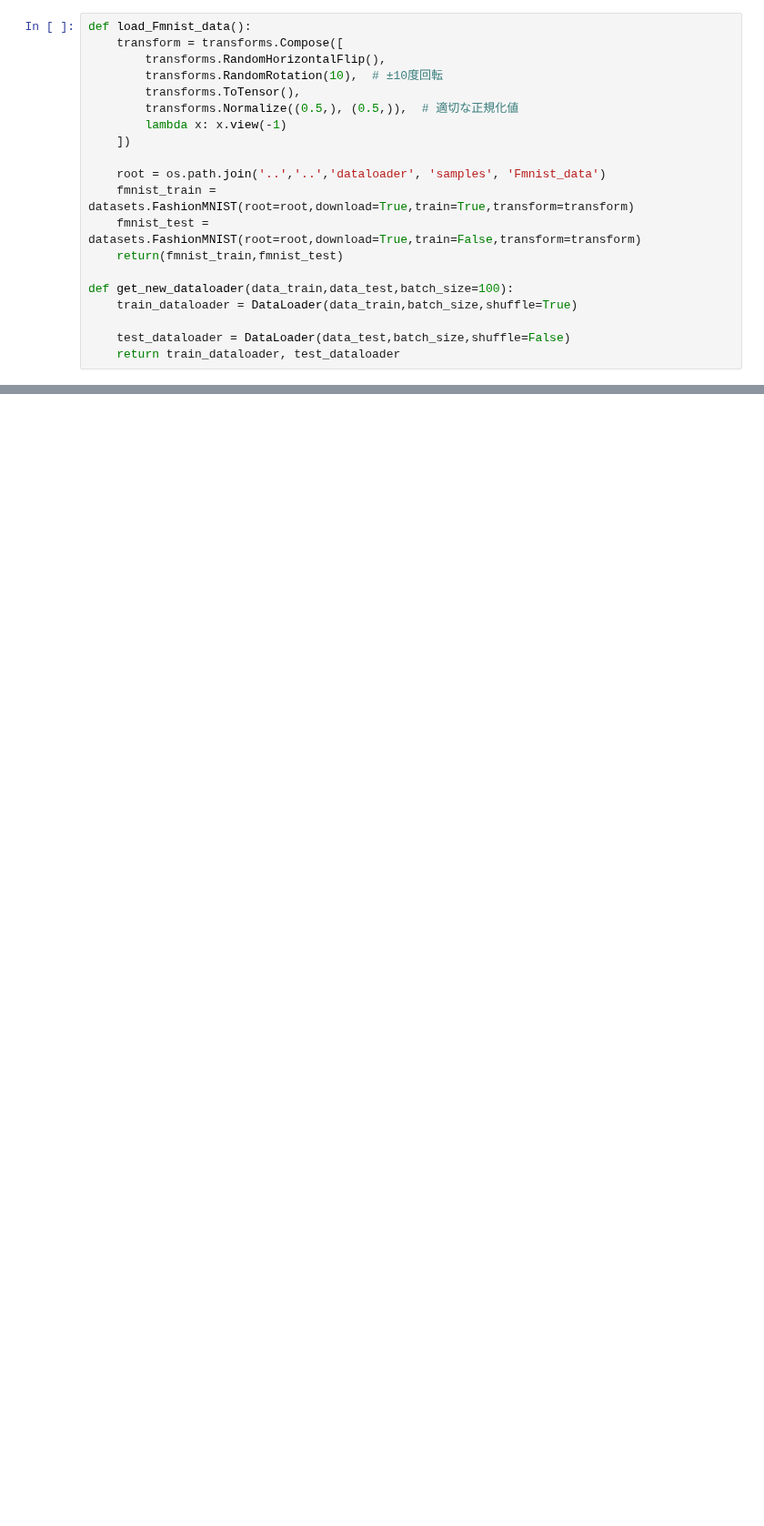
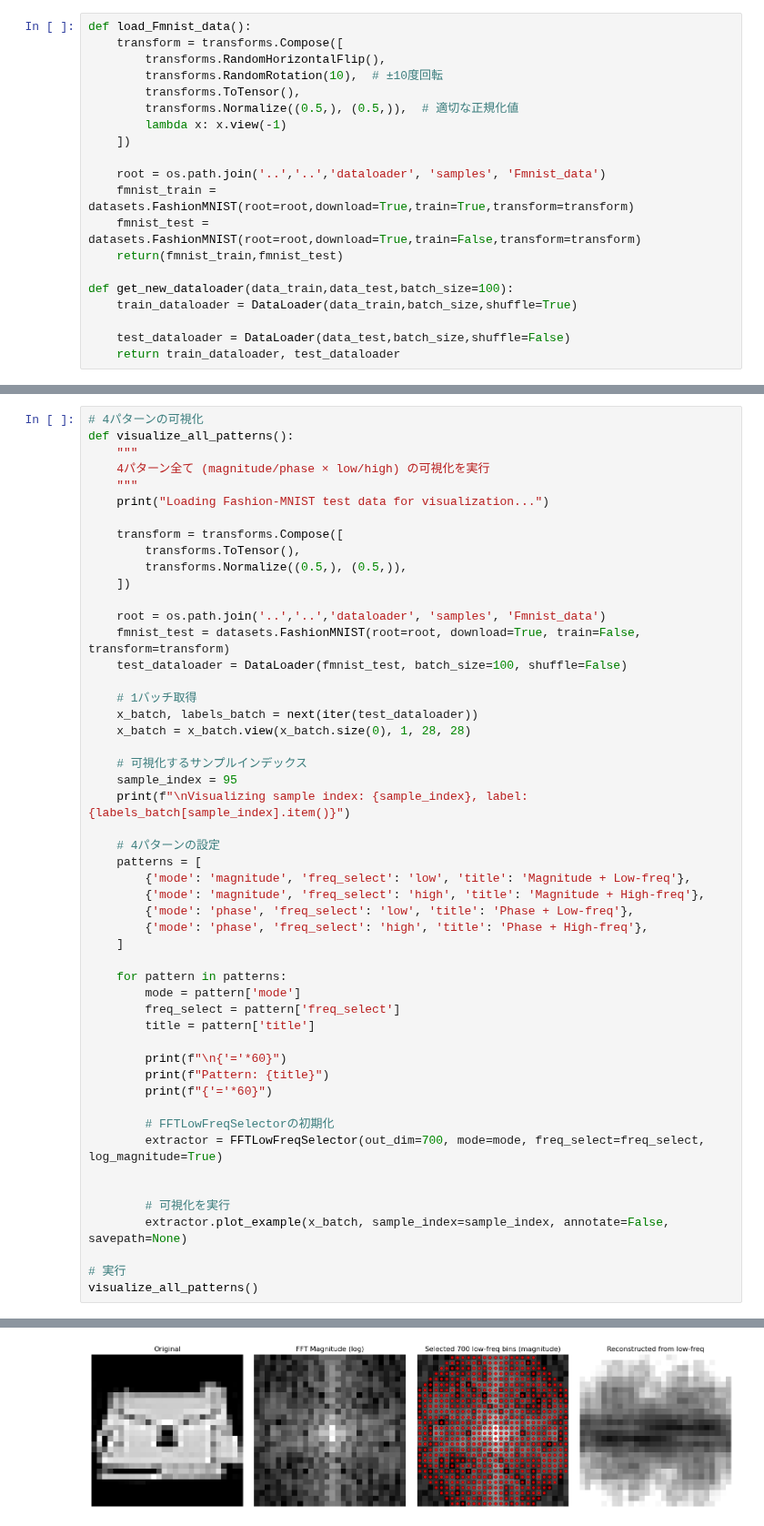
Before and after one commit to Ryuichi-K-create/PhotonicEncoder_public, a Jupyter notebook: Runner/ex_run/fft_test_latest.ipynb, the cells around one changed output, grey strips where cells are left out. Shown at 91% size. Saved outputs shown, nothing was run; the diff lists cells and outputs as text; blank space fills up the shorter version.

```diff
--- a/Runner/ex_run/fft_test_latest.ipynb
+++ b/Runner/ex_run/fft_test_latest.ipynb
@@ -446,0 +449,52 @@ def check_normalization():
+# %%
+# 4パターンの可視化
+def visualize_all_patterns():
+    """
+    4パターン全て (magnitude/phase × low/high) の可視化を実行
+    """
+    print("Loading Fashion-MNIST test data for visualization...")
+
+    transform = transforms.Compose([
+        transforms.ToTensor(),
+        transforms.Normalize((0.5,), (0.5,)),
+    ])
+
+    root = os.path.join('..','..','dataloader', 'samples', 'Fmnist_data')
+    fmnist_test = datasets.FashionMNIST(root=root, download=True, train=False, transform=transform)
+    test_dataloader = DataLoader(fmnist_test, batch_size=100, shuffle=False)
+
+    # 1バッチ取得
+    x_batch, labels_batch = next(iter(test_dataloader))
+    x_batch = x_batch.view(x_batch.size(0), 1, 28, 28)
+
+    # 可視化するサンプルインデックス
+    sample_index = 95
+    print(f"\nVisualizing sample index: {sample_index}, label: {labels_batch[sample_index].item()}")
+
+    # 4パターンの設定
+    patterns = [
+        {'mode': 'magnitude', 'freq_select': 'low', 'title': 'Magnitude + Low-freq'},
+        {'mode': 'magnitude', 'freq_select': 'high', 'title': 'Magnitude + High-freq'},
+        {'mode': 'phase', 'freq_select': 'low', 'title': 'Phase + Low-freq'},
+        {'mode': 'phase', 'freq_select': 'high', 'title': 'Phase + High-freq'},
+    ]
+
+    for pattern in patterns:
+        mode = pattern['mode']
+        freq_select = pattern['freq_select']
+        title = pattern['title']
+
+        print(f"\n{'='*60}")
+        print(f"Pattern: {title}")
+        print(f"{'='*60}")
+
+        # FFTLowFreqSelectorの初期化
+        extractor = FFTLowFreqSelector(out_dim=700, mode=mode, freq_select=freq_select, log_magnitude=True)
+
+
+        # 可視化を実行
+        extractor.plot_example(x_batch, sample_index=sample_index, annotate=False, savepath=None)
+
+# 実行
+visualize_all_patterns()
+# %% [output]
@@ -446,0 +508 @@ def check_normalization():
+[figure, added]
```
Also changed, not shown: parts of 7 cells of this notebook, 1 other file.
